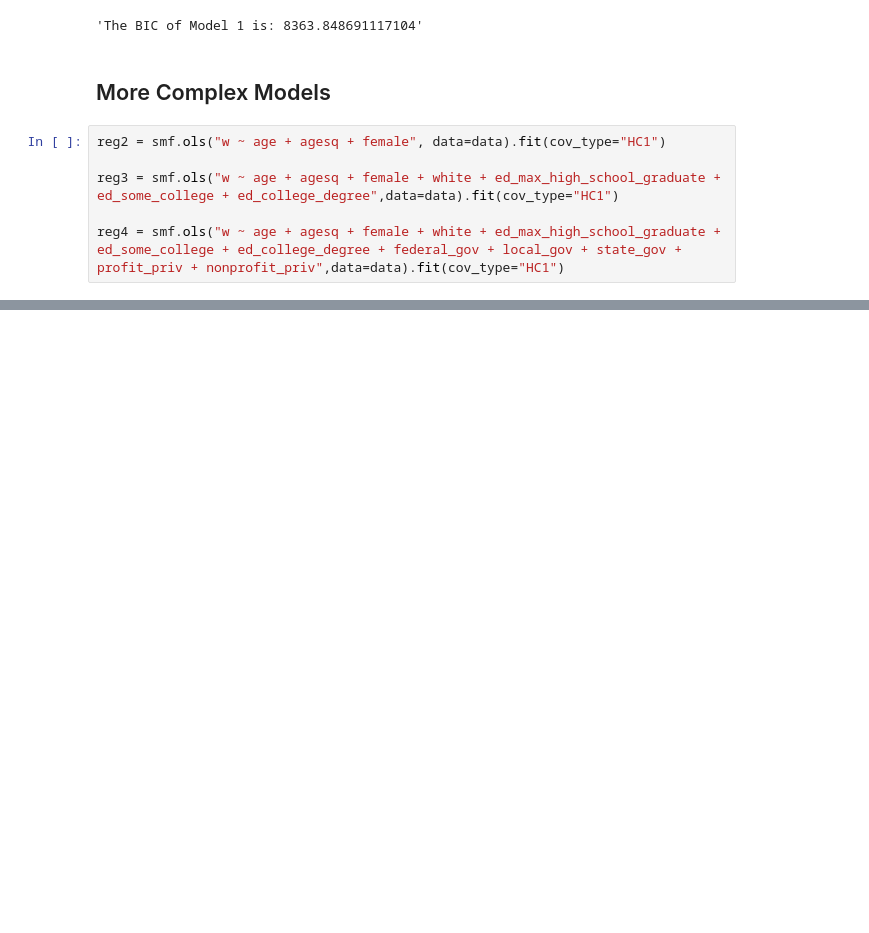
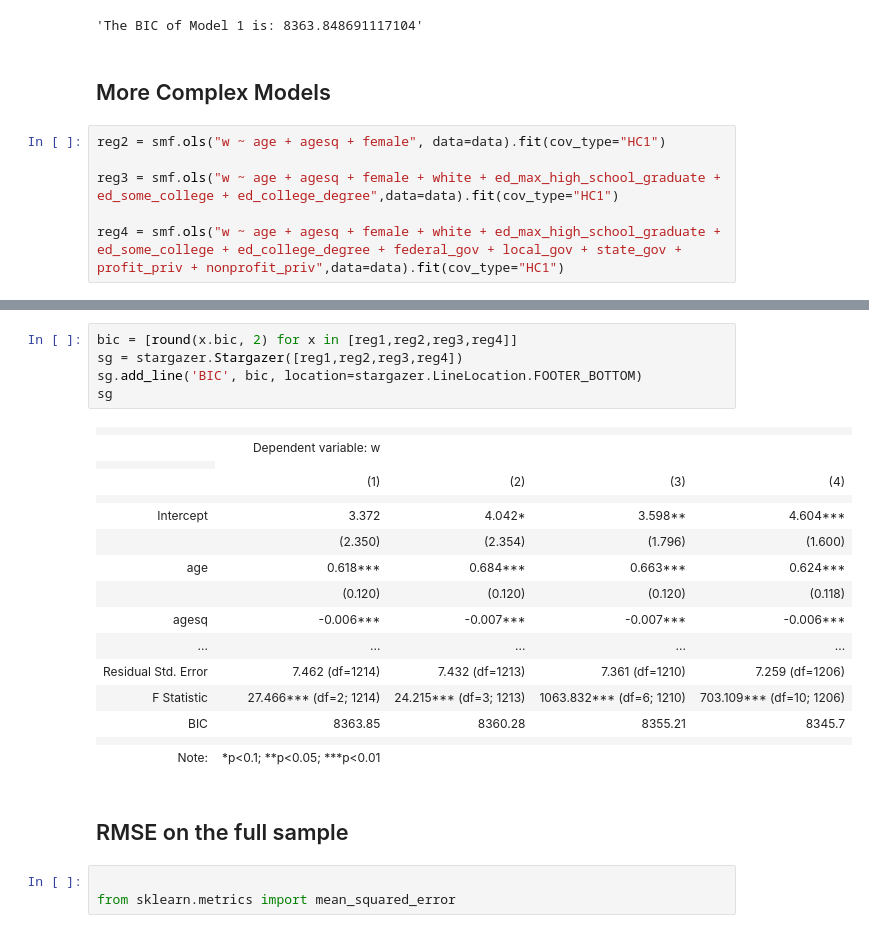
Before and after one commit to szilvasipeter2000/Data-Analysis-3, a Jupyter notebook: assignment-1/assignment-1_working.ipynb, the cells around one changed output, grey strips where cells are left out. Saved outputs shown, nothing was run; the diff lists cells and outputs as text; blank space fills up the shorter version.

Commit message:
performance comparisons, RMSE, BIC, k-folds calculated

```diff
--- a/assignment-1/assignment-1_working.ipynb
+++ b/assignment-1/assignment-1_working.ipynb
@@ -439,0 +479,27 @@ strong multicollinearity problems or that the design matrix is singular.
+# %%
+bic = [round(x.bic, 2) for x in [reg1,reg2,reg3,reg4]]
+sg = stargazer.Stargazer([reg1,reg2,reg3,reg4])
+sg.add_line('BIC', bic, location=stargazer.LineLocation.FOOTER_BOTTOM)
+sg
+# %% [output]
+|  |  |  |  |  |
+|  | Dependent variable: w |  |  |  |
+|  |
+|  | (1) | (2) | (3) | (4) |
+|  |  |  |  |  |
+| Intercept | 3.372 | 4.042* | 3.598** | 4.604*** |
+|  | (2.350) | (2.354) | (1.796) | (1.600) |
+| age | 0.618*** | 0.684*** | 0.663*** | 0.624*** |
+|  | (0.120) | (0.120) | (0.120) | (0.118) |
+| agesq | -0.006*** | -0.007*** | -0.007*** | -0.006*** |
+| ... | ... | ... | ... | ... |
+| Residual Std. Error | 7.462 (df=1214) | 7.432 (df=1213) | 7.361 (df=1210) | 7.259 (df=1206) |
+| F Statistic | 27.466*** (df=2; 1214) | 24.215*** (df=3; 1213) | 1063.832*** (df=6; 1210) | 703.109*** (df=10; 1206) |
+| BIC | 8363.85 | 8360.28 | 8355.21 | 8345.7 |
+|  |  |  |  |  |
+| Note: | *p<0.1; **p<0.05; ***p<0.01 |  |  |  |
+# %% [markdown]
+## RMSE on the full sample
+# %%
+
+from sklearn.metrics import mean_squared_error
```
Also changed, not shown: parts of 18 cells of this notebook.
